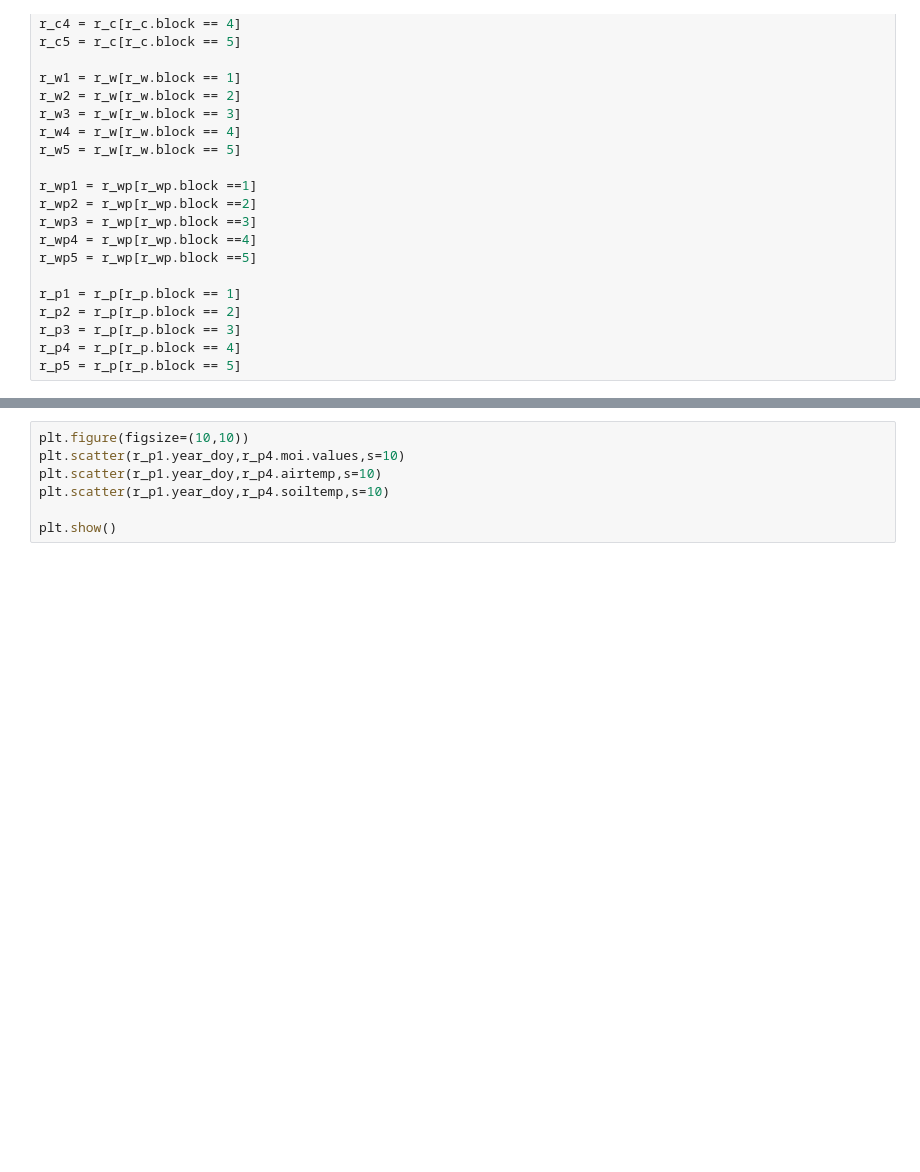
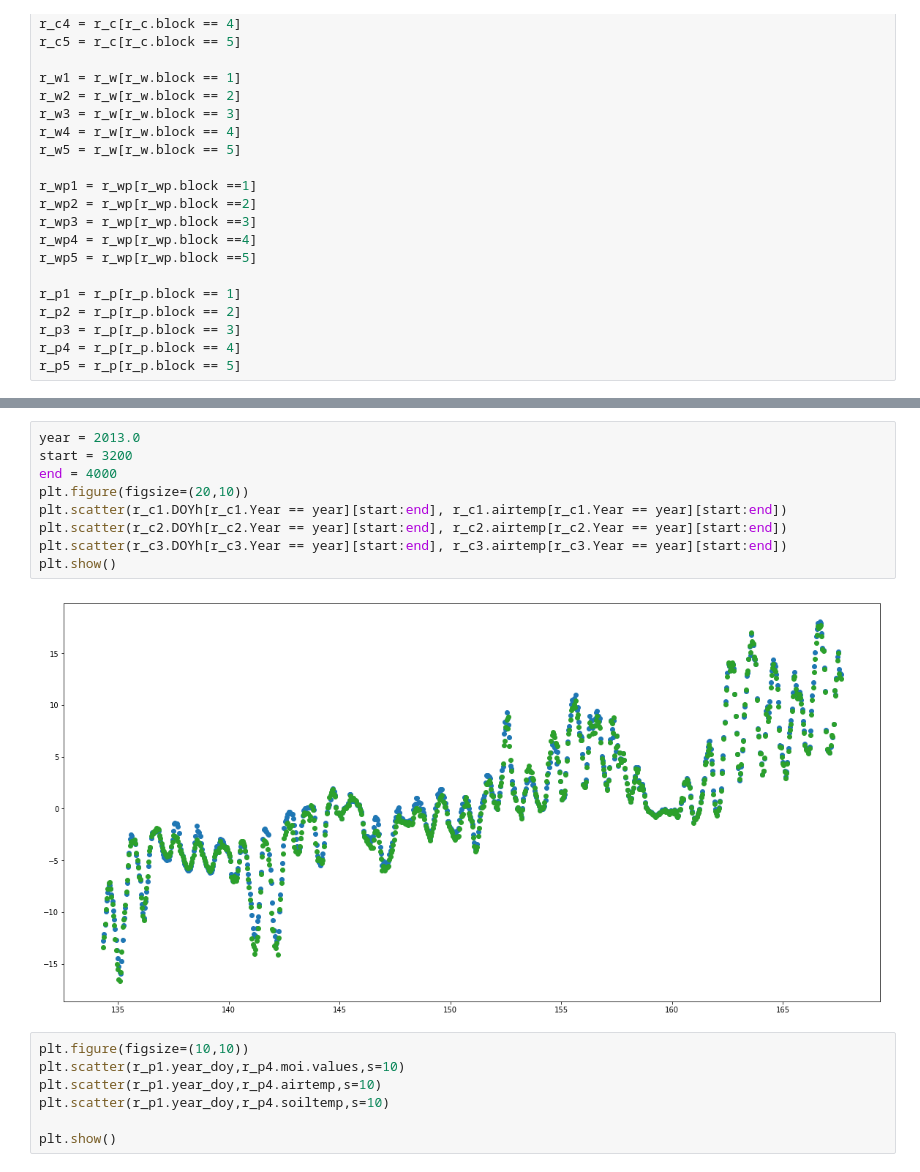
Before and after one commit to rosedaystory/gaussian-white-noise, a Jupyter notebook: gaussian_white_noise.ipynb, the cells around one changed output, grey strips where cells are left out. Drawn from its saved outputs; the diff is of its cells as text; blank space fills up the shorter version.

```diff
--- a/gaussian_white_noise.ipynb
+++ b/gaussian_white_noise.ipynb
@@ -175,3 +171,14 @@ plt.show()
+# %%
+year = 2013.0
+start = 3200
+end = 4000
+plt.figure(figsize=(20,10))
+plt.scatter(r_c1.DOYh[r_c1.Year == year][start:end], r_c1.airtemp[r_c1.Year == year][start:end])
+plt.scatter(r_c2.DOYh[r_c2.Year == year][start:end], r_c2.airtemp[r_c2.Year == year][start:end])
+plt.scatter(r_c3.DOYh[r_c3.Year == year][start:end], r_c3.airtemp[r_c3.Year == year][start:end])
+plt.show()
+# %% [output]
+[figure, added]
 # %%
 plt.figure(figsize=(10,10))
 plt.scatter(r_p1.year_doy,r_p4.moi.values,s=10)
```
Also changed, not shown: parts of 19 cells of this notebook, 4 other files.
